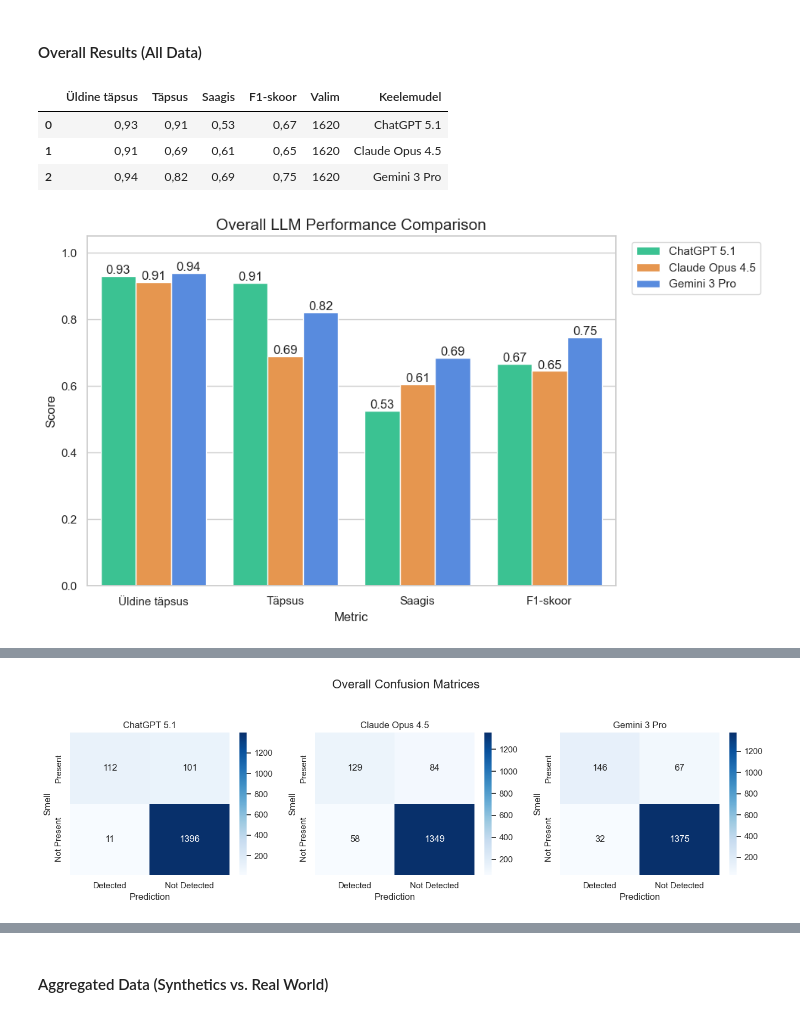
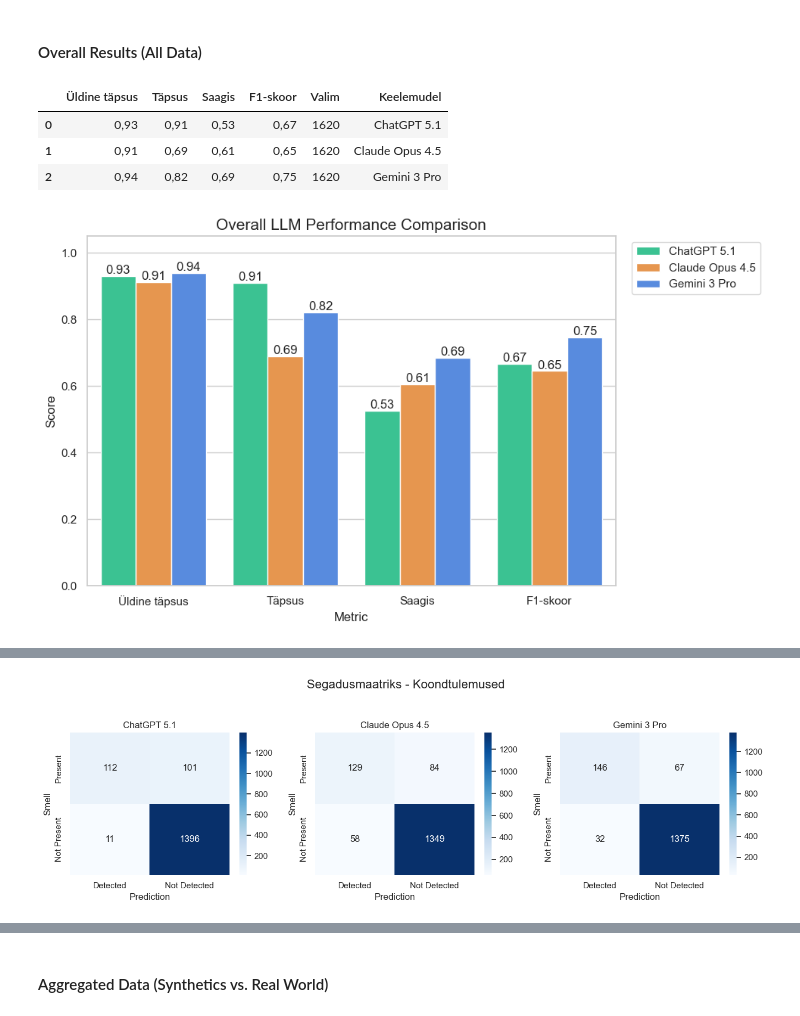
Before and after one commit to tarmoploom/detecting-uml-smells-using-llm, a Jupyter notebook: Results_est.ipynb, the cells around one changed output, grey strips where cells are left out. Saved outputs shown, nothing was run; the diff lists cells and outputs as text; code cells hidden in the pictures.

```diff
--- a/Results_est.ipynb
+++ b/Results_est.ipynb
@@ -27,26 +27,26 @@ Total data points loaded: 4860
 # %%
 # 1. Calculate Metrics
 overall_metrics = results.calculate_metrics(df, grouping_col='Keelemudel')
 
 # Define a formatting function: 2 decimals, replace dot with comma
 formatter = lambda x: "{:.2f}".format(x).replace(".", ",")
 
 # Apply style to specific columns
 display(overall_metrics.style.format(formatter, subset=['Üldine täpsus', 'Täpsus', 'Saagis', 'F1-skoor']))
 
 # 2. Bar Chart Comparison
 results.plot_benchmark_bars(overall_metrics, "Overall LLM Performance Comparison")
 
 # 3. Confusion Matrices
-results.plot_confusion_matrix_per_llm(df, title_prefix="Overall")
+results.plot_confusion_matrix_per_llm(df, title_prefix="Koondtulemused")
 # %% [output]
 |  | Üldine täpsus | Täpsus | Saagis | F1-skoor | Valim | Keelemudel |
 | 0 | 0,93 | 0,91 | 0,53 | 0,67 | 1620 | ChatGPT 5.1 |
 | 1 | 0,91 | 0,69 | 0,61 | 0,65 | 1620 | Claude Opus 4.5 |
 | 2 | 0,94 | 0,82 | 0,69 | 0,75 | 1620 | Gemini 3 Pro |
 [figure]
 [interactive output not drawn]
-[figure, old version]
+[figure, new version]
 [interactive output not drawn]
 # %% [markdown]
 #### Aggregated Data (Synthetics vs. Real World)
```
Also changed, not shown: parts of 2 cells of this notebook, 1 other file.
